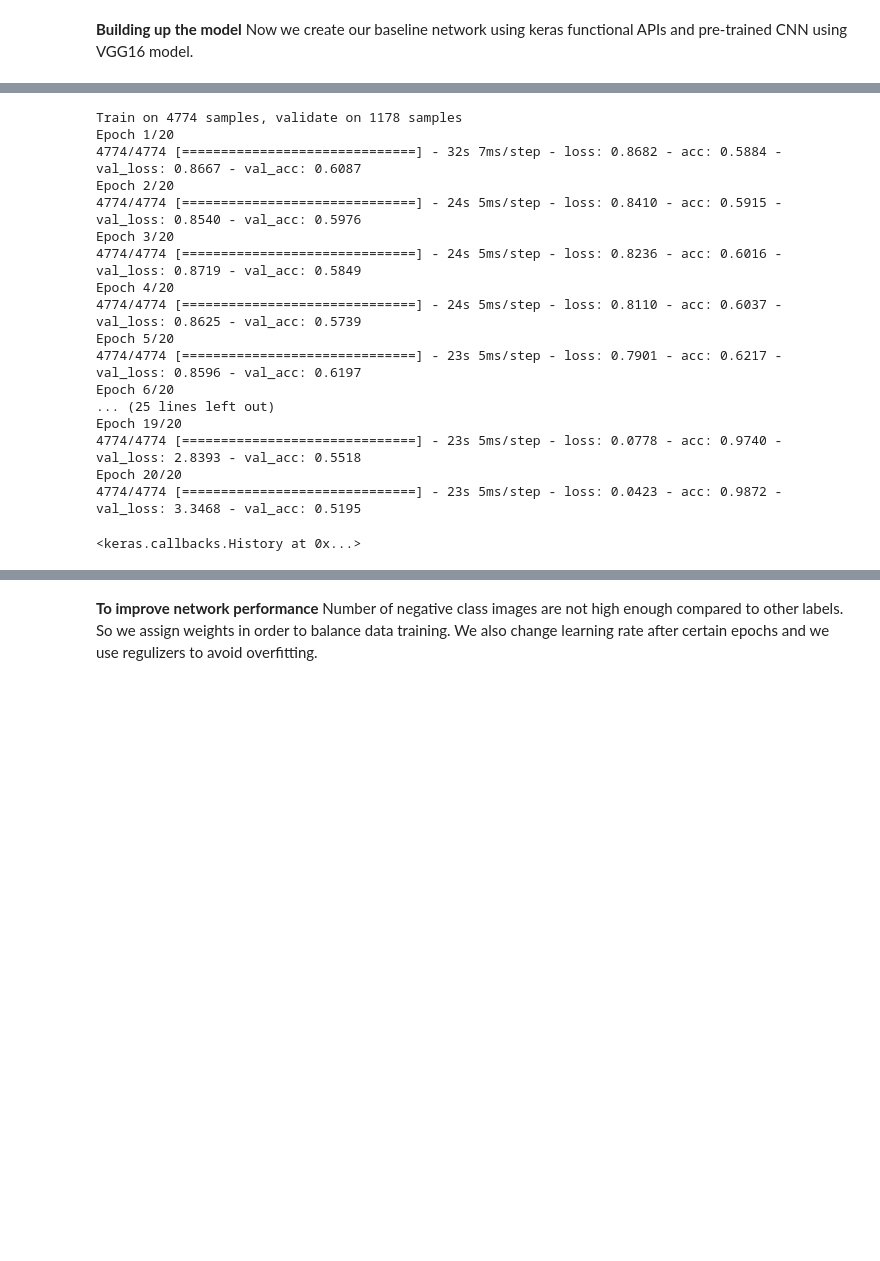
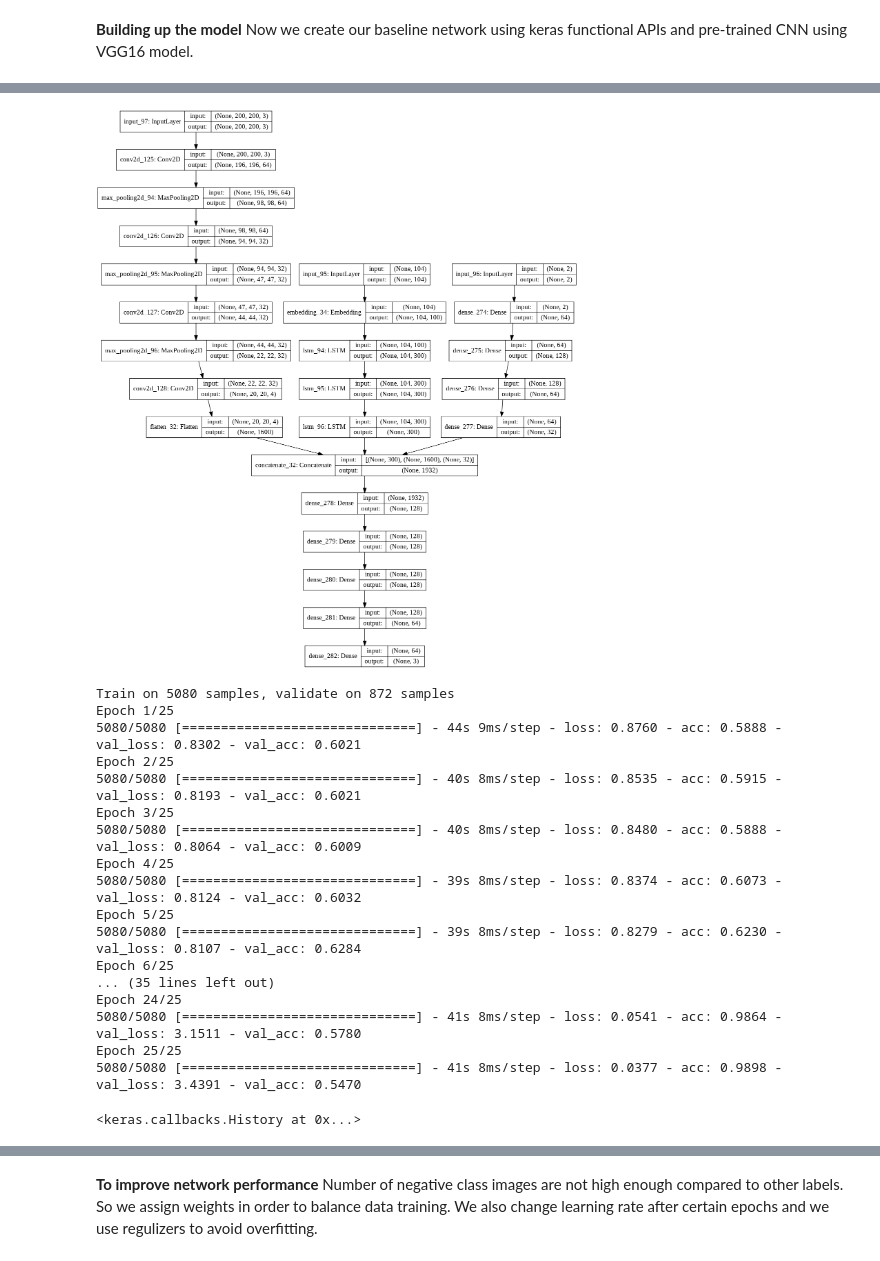
Before and after one commit to Arianshh/memotion-analysis, a Jupyter notebook: memotion_analysis.ipynb, the cells around one changed output, grey strips where cells are left out. Cells and saved outputs as stored; diff of their text form; code cells hidden in the pictures; blank space fills up the shorter version.

```diff
--- a/memotion_analysis.ipynb
+++ b/memotion_analysis.ipynb
@@ -418,9 +440,8 @@ for word, i in word_index.items():
 
 **Building up the model** Now we create our baseline network using keras functional APIs and pre-trained CNN using VGG16 model.
 # %%
-from keras.layers import Input, Embedding, LSTM, Dense, Conv2D, MaxPool2D, Flatten, Dropout, concatenate
+from keras.layers import Input, Embedding, LSTM, Dense, Conv2D, MaxPool2D, Flatten, concatenate
 from keras.models import Model
-from keras import regularizers
 
 
 embedding_layer = Embedding(len(word_index) + 1,
@@ -432,26 +453,28 @@ embedding_layer = Embedding(len(word_index) + 1,
 sequence_input = Input(shape=(MAX_SEQUENCE_LENGTH,), dtype='int32')
 embedded_sequences = embedding_layer(sequence_input)
 lstm = LSTM(300, return_sequences=True)(embedded_sequences)
+lstm = LSTM(300, return_sequences=True)(lstm)
 lstm = LSTM(300)(lstm)
 
-categorical_input = Input(shape=(4,))
+categorical_input = Input(shape=(2,))
 x = Dense(64, activation='relu')(categorical_input)
 x = Dense(128, activation='relu')(x)
-x = Dense(128, activation='relu')(x)
-x = Dense(128, activation='relu')(x)
+x = Dense(64, activation='relu')(x)
+x = Dense(32, activation='relu')(x)
 
-image_input = Input(shape=(128, 128, 3))
-y = Conv2D(50,(5,5),activation='relu')(image_input)
+image_input = Input(shape=(200, 200, 3))
+y = Conv2D(64,(5,5),activation='relu')(image_input)
 y = MaxPool2D()(y)
-y = Conv2D(25,(5,5),activation='relu')(y)
+y = Conv2D(32,(5,5),activation='relu')(y)
 y = MaxPool2D()(y)
-y = Conv2D(25,(4,4),activation='relu')(y)
+y = Conv2D(32,(4,4),activation='relu')(y)
 y = MaxPool2D()(y)
-y = Conv2D(5,(3,3),activation='relu')(y)
+y = Conv2D(4,(3,3), activation='relu')(y)
 y = Flatten()(y)
 
-merged = concatenate([lstm, x, y], axis=1)
+merged = concatenate([lstm, y, x], axis=1)
 x = Dense(128, activation='relu')(merged)
+x = Dense(128, activation='relu')(x)
 x = Dense(128, activation='relu')(x)
 x = Dense(64, activation='relu')(x)
 output = Dense(3, activation='softmax')(x)
@@ -478,4 +501,11 @@ Non-trainable params: 816,600
 __________________________________________________________________________________________________
+# %%
+from keras.utils import plot_model
+
+
+plot_model(model, to_file='model.png', show_shapes=True)
+# %% [output]
+[figure, added]
 # %%
 # Convert train and test dataset to numpy arrays
 train_x = [np.asarray(xs_texts['train']), np.asarray(xs_categoricals['train']), np.asarray(xs_images['train'])]
@@ -487,23 +517,23 @@ from keras import optimizers
 model.compile(optimizer='adam',
               loss='categorical_crossentropy',
               metrics=['accuracy'])
-model.fit(train_x, ys['train'], validation_data=validation_data, epochs=20, batch_size=64)
+model.fit(train_x, ys['train'], validation_data=validation_data, epochs=25, batch_size=64)
 # %% [output]
-Train on 4774 samples, validate on 1178 samples
-Epoch 1/20
-4774/4774 [==============================] - 32s 7ms/step - loss: 0.8682 - acc: 0.5884 - val_loss: 0.8667 - val_acc: 0.6087
-Epoch 2/20
-4774/4774 [==============================] - 24s 5ms/step - loss: 0.8410 - acc: 0.5915 - val_loss: 0.8540 - val_acc: 0.5976
-Epoch 3/20
-4774/4774 [==============================] - 24s 5ms/step - loss: 0.8236 - acc: 0.6016 - val_loss: 0.8719 - val_acc: 0.5849
-Epoch 4/20
-4774/4774 [==============================] - 24s 5ms/step - loss: 0.8110 - acc: 0.6037 - val_loss: 0.8625 - val_acc: 0.5739
-Epoch 5/20
-4774/4774 [==============================] - 23s 5ms/step - loss: 0.7901 - acc: 0.6217 - val_loss: 0.8596 - val_acc: 0.6197
-Epoch 6/20
-... (25 lines left out)
-Epoch 19/20
-4774/4774 [==============================] - 23s 5ms/step - loss: 0.0778 - acc: 0.9740 - val_loss: 2.8393 - val_acc: 0.5518
-Epoch 20/20
-4774/4774 [==============================] - 23s 5ms/step - loss: 0.0423 - acc: 0.9872 - val_loss: 3.3468 - val_acc: 0.5195
+Train on 5080 samples, validate on 872 samples
+Epoch 1/25
+5080/5080 [==============================] - 44s 9ms/step - loss: 0.8760 - acc: 0.5888 - val_loss: 0.8302 - val_acc: 0.6021
+Epoch 2/25
+5080/5080 [==============================] - 40s 8ms/step - loss: 0.8535 - acc: 0.5915 - val_loss: 0.8193 - val_acc: 0.6021
+Epoch 3/25
+5080/5080 [==============================] - 40s 8ms/step - loss: 0.8480 - acc: 0.5888 - val_loss: 0.8064 - val_acc: 0.6009
+Epoch 4/25
+5080/5080 [==============================] - 39s 8ms/step - loss: 0.8374 - acc: 0.6073 - val_loss: 0.8124 - val_acc: 0.6032
+Epoch 5/25
+5080/5080 [==============================] - 39s 8ms/step - loss: 0.8279 - acc: 0.6230 - val_loss: 0.8107 - val_acc: 0.6284
+Epoch 6/25
+... (35 lines left out)
+Epoch 24/25
+5080/5080 [==============================] - 41s 8ms/step - loss: 0.0541 - acc: 0.9864 - val_loss: 3.1511 - val_acc: 0.5780
+Epoch 25/25
+5080/5080 [==============================] - 41s 8ms/step - loss: 0.0377 - acc: 0.9898 - val_loss: 3.4391 - val_acc: 0.5470
 <keras.callbacks.History at 0x...>
```
Also changed, not shown: parts of 22 cells of this notebook.
